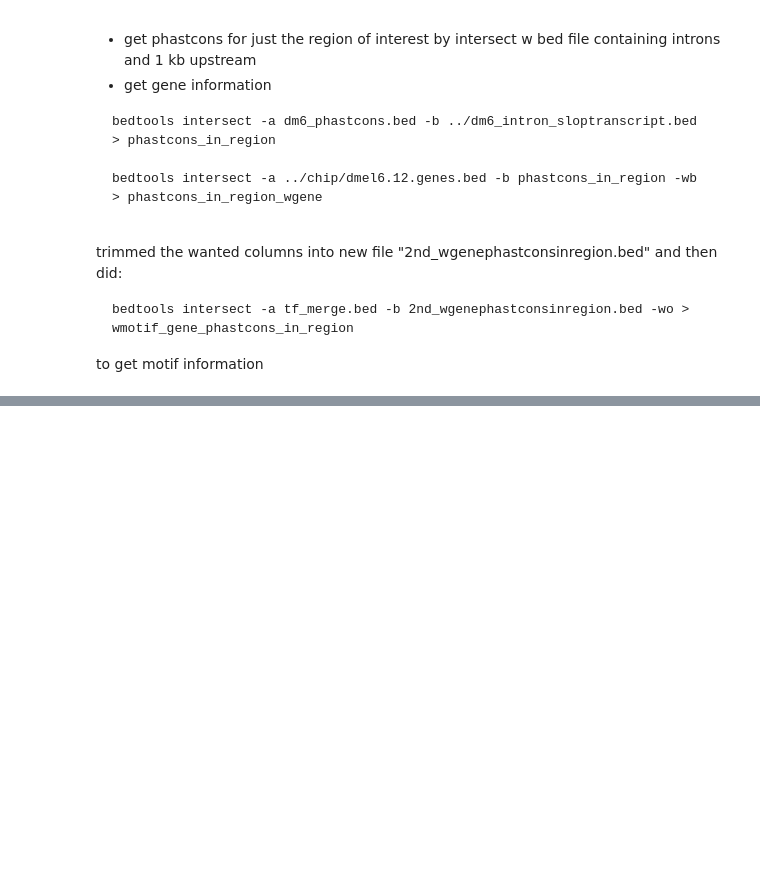
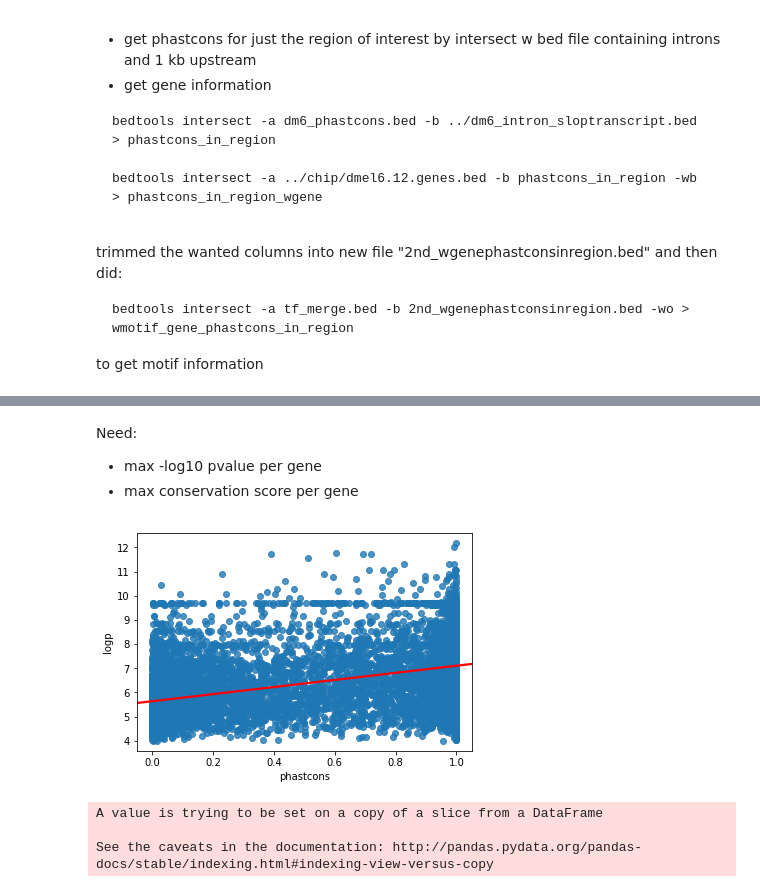
Before and after one commit to isabelleberger/s2cell-prior, a Jupyter notebook: notebook/2018-02-05_plot_motif_score_w_conservation.ipynb, the cells around one changed output, grey strips where cells are left out. Drawn from its saved outputs; the diff is of its cells as text; code cells hidden in the pictures; blank space fills up the shorter version.

```diff
--- a/notebook/2018-02-05_plot_motif_score_w_conservation.ipynb
+++ b/notebook/2018-02-05_plot_motif_score_w_conservation.ipynb
@@ -44,3 +36,5 @@ to get motif information
+# %%
+df.columns = ['chrom','start','end','pval','motifsymbol','motiffbgn','p_start','p_end','gene','phastcons']
 # %%
-motifs['logp'] = - np.log10(motifs.pval)
+df['logp'] = - np.log10(df.pval)
 # %%
@@ -47,0 +49,19 @@ motifs.head()
+# %% [markdown]
+Need:
+- max -log10 pvalue per gene
+- max conservation score per gene
+# %%
+maxpval = df.groupby(['gene']).logp.agg('max')
+# %%
+maxcons = df.groupby(['gene']).phastcons.agg('median')
+# %%
+ax = sb.regplot(x=maxcons, y=maxpval, line_kws={'color': 'r'})
+# %% [output]
+[figure, added]
+# %%
+motif = df[['chrom','start','end','pval','motifsymbol','motiffbgn','gene']]
+motif.drop_duplicates(inplace=True)
+# %% [output]
+A value is trying to be set on a copy of a slice from a DataFrame
+
+See the caveats in the documentation: http://pandas.pydata.org/pandas-docs/stable/indexing.html#indexing-view-versus-copy
```
Also changed, not shown: parts of 13 cells of this notebook, 3 other files.
